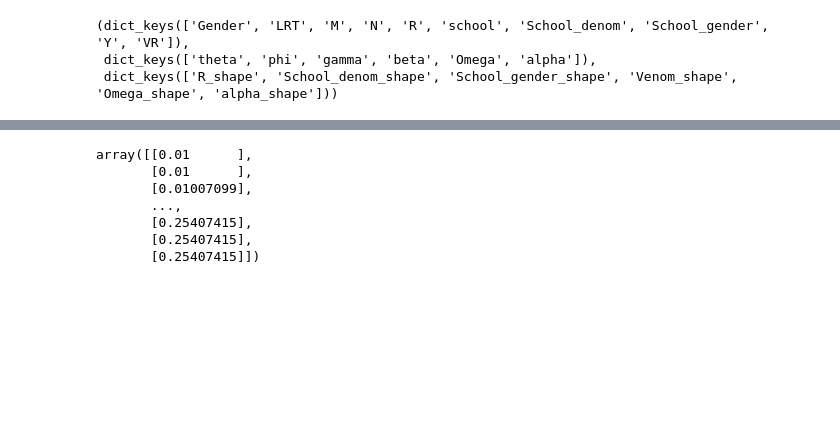
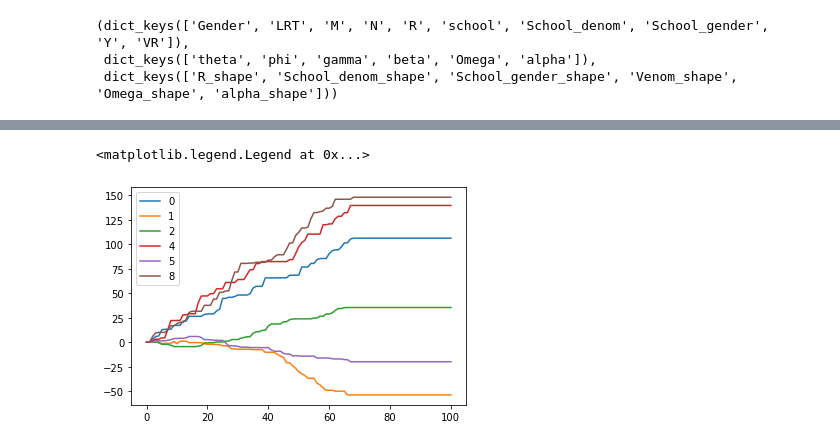
Before and after one commit to meh-source/schools-project, a Jupyter notebook: main.ipynb, the cells around one changed output, grey strips where cells are left out. Drawn from its saved outputs; the diff is of its cells as text; code cells hidden in the pictures; blank space fills up the shorter version.

Commit message:
fix sampler errors

```diff
--- a/main.ipynb
+++ b/main.ipynb
@@ -32,8 +32,15 @@ data.keys(), init.keys(), params.keys()
  dict_keys(['R_shape', 'School_denom_shape', 'School_gender_shape', 'Venom_shape', 'Omega_shape', 'alpha_shape']))
 # %%
 hyperparams = dict()
-hyperparams["tau0"] = 1e-3
-hyperparams["sd_proposal"] = 1e-3
+hyperparams["tau0"] = 1e-4
+hyperparams["phi_sd_proposal"] = 1
+hyperparams["theta_sd_proposal"] = 1
+hyperparams["T_sd_proposal"] = [5, 2, 2, 5, 2, 5]
+# %%
+data["Omega"] = init["Omega"]
+del init["Omega"]
+
+init["T"] = (sp.wishart(scale = data["R"].reshape(3,3), df = 3).rvs() + 1e-6 * np.eye(3)).reshape(-1)
 # %%
 def sampler(n, data, init, params, hyperparams):
 
@@ -247,3 +262,3 @@ def sampler(n, data, init, params, hyperparams):
 # %%
- chain = sampler(1000, data, init, params, hyperparams)
+ chain = sampler(100, data, init, params, hyperparams)
 # %% [output]
@@ -256,10 +333,8 @@ def sampler(n, data, init, params, hyperparams):
-# %%
-chain["phi"]
-# %% [output]
-array([[0.01      ],
-       [0.01      ],
-       [0.01007099],
-       ...,
-       [0.25407415],
-       [0.25407415],
-       [0.25407415]])
+# %%
+fig, ax = plt.subplots()
+for i in (0, 1, 2, 4, 5, 8):
+    ax.plot(chain["T"][:, i], label=i)
+plt.legend()
+# %% [output]
+<matplotlib.legend.Legend at 0x...>
+[figure, added]
```
Also changed, not shown: parts of 4 cells of this notebook.
